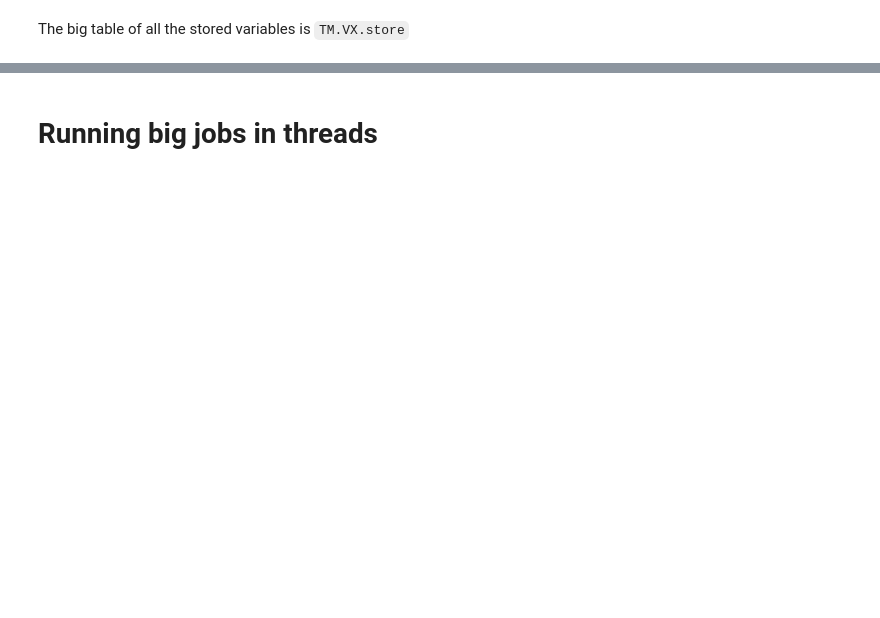
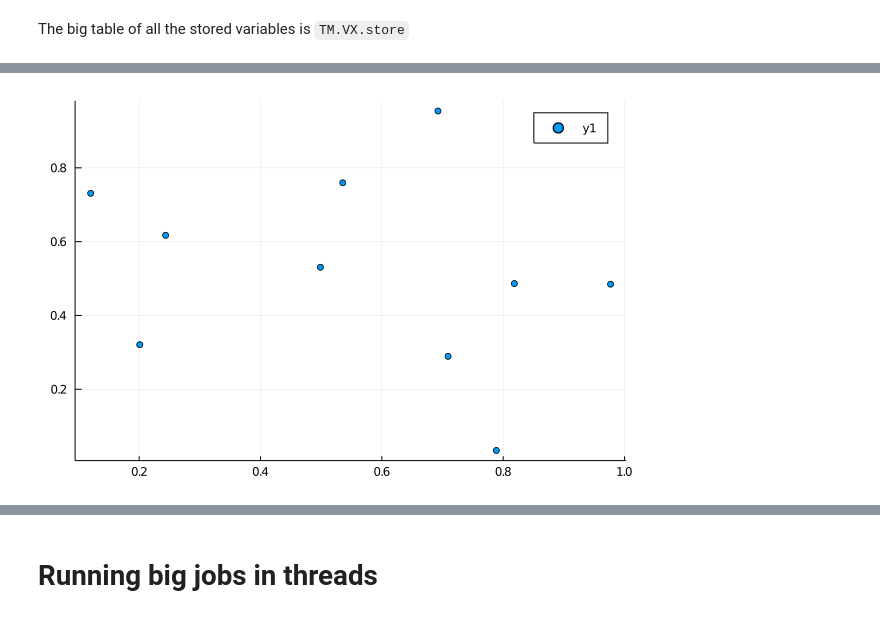
Before and after one commit to danspielman/IJuliaTimeMachine.jl, a Jupyter notebook: examples/Demo.ipynb, the cells around one changed output, grey strips where cells are left out. Saved outputs shown, nothing was run; the diff lists cells and outputs as text; code cells hidden in the pictures; blank space fills up the shorter version.

```diff
--- a/examples/Demo.ipynb
+++ b/examples/Demo.ipynb
@@ -347,0 +447,4 @@ hash(2)
+# %%
+p = scatter(rand(10), rand(10))
+# %% [output]
+[figure, added]
```
Also changed, not shown: parts of 75 cells of this notebook, 3 other files.
